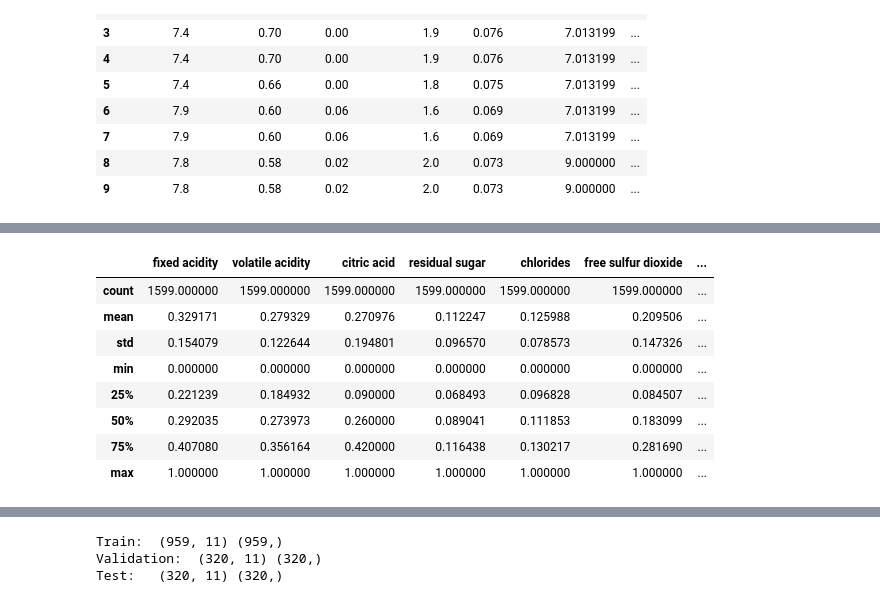
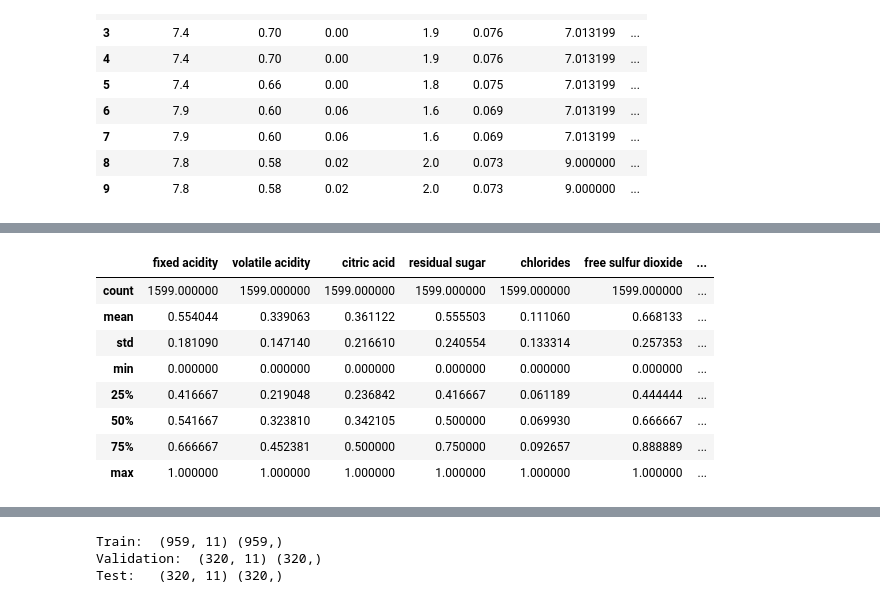
Before and after one commit to lauradekker/ml_python, a Jupyter notebook: Machine Learning with Python.ipynb, the cells around one changed output, grey strips where cells are left out. Saved outputs shown, nothing was run; the diff lists cells and outputs as text; code cells hidden in the pictures.

```diff
--- a/Machine Learning with Python.ipynb
+++ b/Machine Learning with Python.ipynb
@@ -155,21 +169,21 @@ from sklearn.ensemble import RandomForestRegressor, GradientBoostingRegressor
 # %%
 # 6. Transforms
 scaler = MinMaxScaler()
 
-# Apply scaler to dataset
-df_scaled = pd.DataFrame(scaler.fit_transform(df),
-                         columns=df.columns,
-                         index=df.index)
+# Apply scaler to the processed dataset
+df_scaled = pd.DataFrame(scaler.fit_transform(dffilled),
+                         columns=dffilled.columns,
+                         index=dffilled.index)
 df_scaled.describe()
 # %% [output]
 |  | fixed acidity | volatile acidity | citric acid | residual sugar | chlorides | free sulfur dioxide | ... |
 | count | 1599.000000 | 1599.000000 | 1599.000000 | 1599.000000 | 1599.000000 | 1599.000000 | ... |
-| mean | 0.329171 | 0.279329 | 0.270976 | 0.112247 | 0.125988 | 0.209506 | ... |
-| std | 0.154079 | 0.122644 | 0.194801 | 0.096570 | 0.078573 | 0.147326 | ... |
+| mean | 0.554044 | 0.339063 | 0.361122 | 0.555503 | 0.111060 | 0.668133 | ... |
+| std | 0.181090 | 0.147140 | 0.216610 | 0.240554 | 0.133314 | 0.257353 | ... |
 | min | 0.000000 | 0.000000 | 0.000000 | 0.000000 | 0.000000 | 0.000000 | ... |
-| 25% | 0.221239 | 0.184932 | 0.090000 | 0.068493 | 0.096828 | 0.084507 | ... |
-| 50% | 0.292035 | 0.273973 | 0.260000 | 0.089041 | 0.111853 | 0.183099 | ... |
-| 75% | 0.407080 | 0.356164 | 0.420000 | 0.116438 | 0.130217 | 0.281690 | ... |
+| 25% | 0.416667 | 0.219048 | 0.236842 | 0.416667 | 0.061189 | 0.444444 | ... |
+| 50% | 0.541667 | 0.323810 | 0.342105 | 0.500000 | 0.069930 | 0.666667 | ... |
+| 75% | 0.666667 | 0.452381 | 0.500000 | 0.750000 | 0.092657 | 0.888889 | ... |
 | max | 1.000000 | 1.000000 | 1.000000 | 1.000000 | 1.000000 | 1.000000 | ... |
 # %%
 #7. Craft new feature(s)
```
Also changed, not shown: parts of 6 cells of this notebook.
